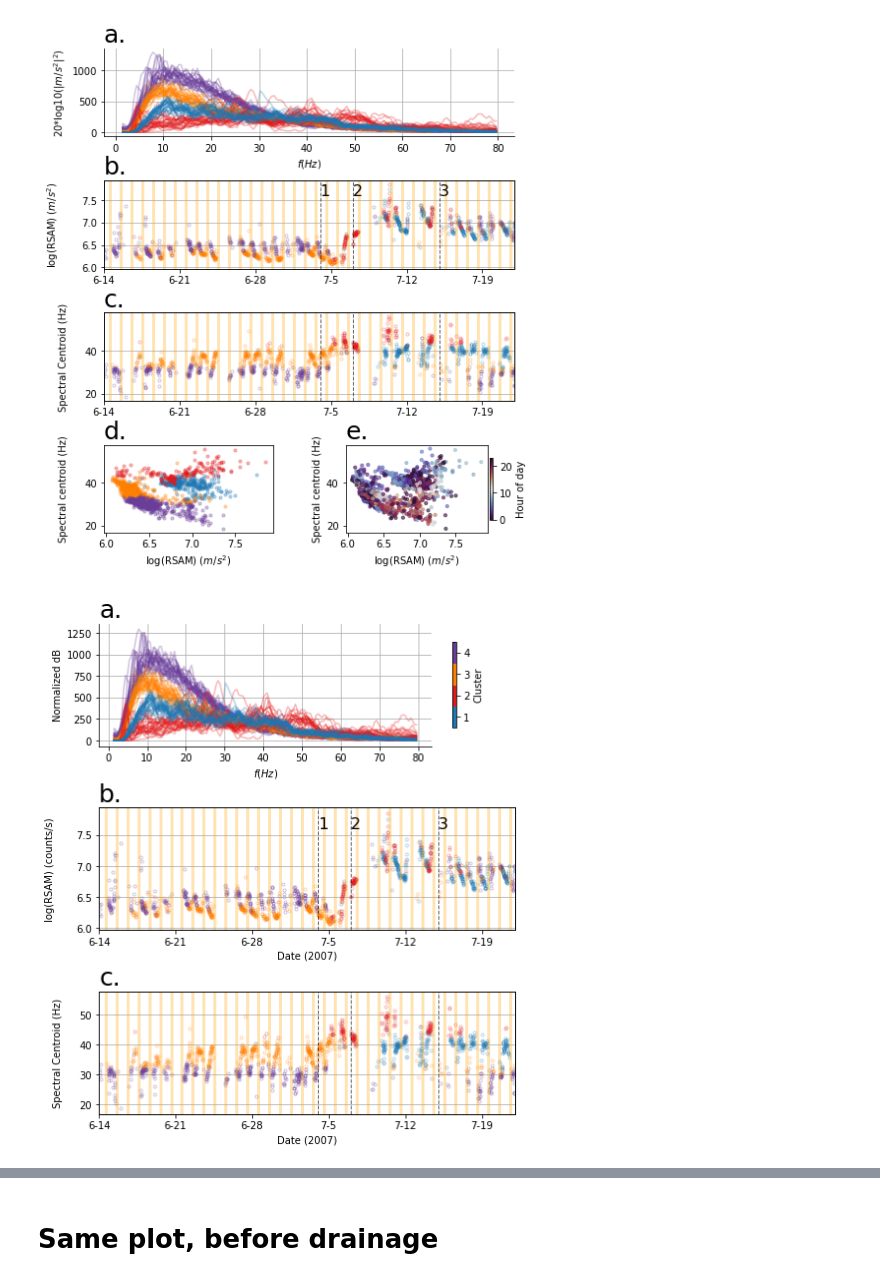
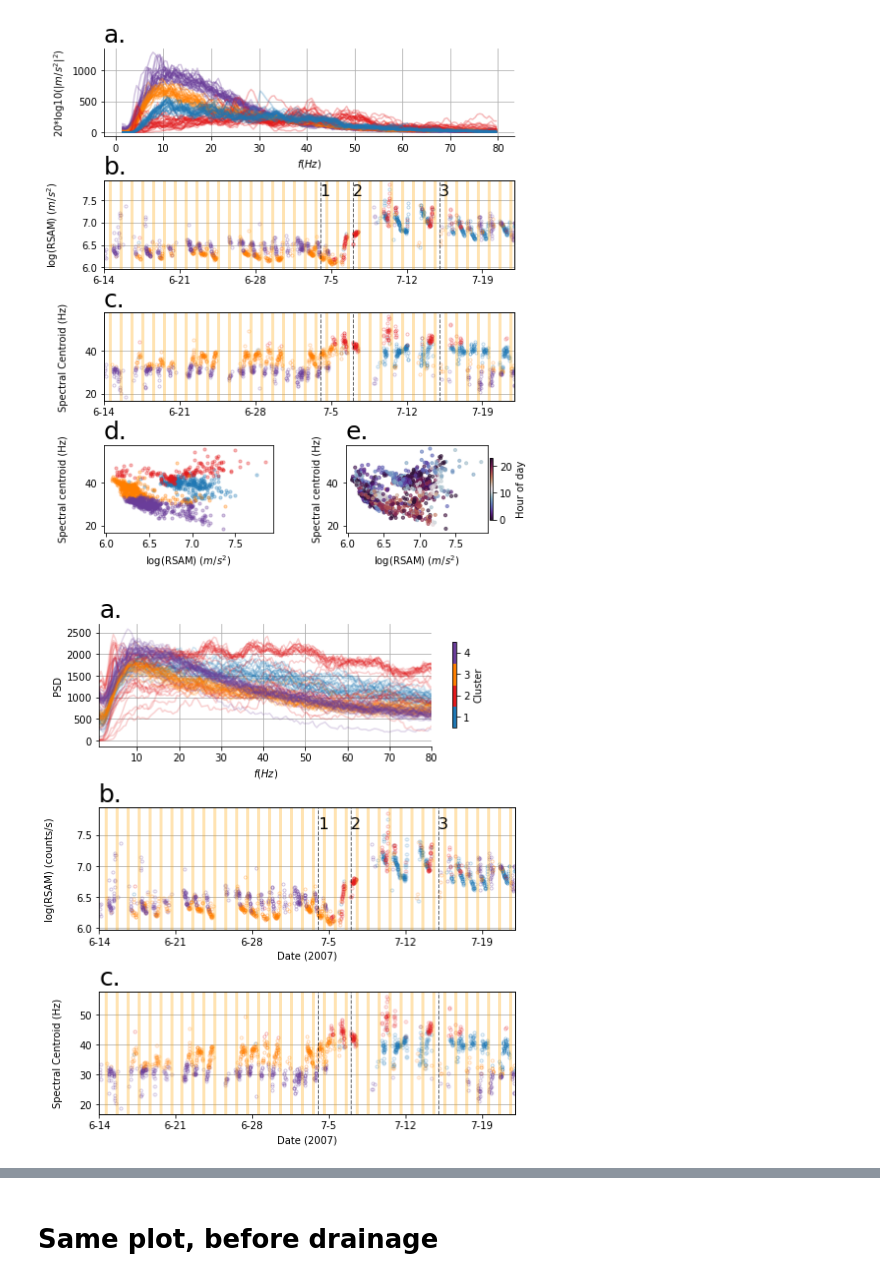
Before and after one commit to tsawi/SawiEtAl_2022, a Jupyter notebook: Events/02_src/plotFigures5_6_11_12.ipynb, the cells around one changed output, grey strips where cells are left out. Cells and saved outputs as stored; diff of their text form; code cells hidden in the pictures.

```diff
--- a/Events/02_src/plotFigures5_6_11_12.ipynb
+++ b/Events/02_src/plotFigures5_6_11_12.ipynb
@@ -524,8 +524,8 @@ cat00N = swapLabels(cat00N,1,3)
 # %% [markdown]
 ## save new cluster catalogs
 # %%
-saveCats = 1
-loadCats = 0
+saveCats = 0
+loadCats = 1
 # %%
 # # #### overwrite catalogs!!
 if saveCats:
@@ -709,26 +733,24 @@ cmap=cm.get_cmap('rainbow')
 ### Plot silh Scores
 ax = fig.add_subplot(221)
 figureFunctions2.plotSSE(Kopt, sse, range_n_clusters_all,starSize=15,ax=ax)
-ax.set_title('Icequakes')
 ax.set_ylabel('SSE')
-ax.set_ylim(100,140)
+ax.set_ylim(110,140)
 ax.set_xlim(2,10)
 ax.set_xlabel('')
 # ax.set_xticklabels([])
 ax.tick_params(axis='both', which='major', labelsize=10)
-
+ax.set_title('a.',fontsize=atext,loc='left')
 
 
 ax = fig.add_subplot(222)
 figureFunctions2.plotSSE(KoptN, sseN, range_n_clusters_all,starSize=15,ax=ax)
-ax.set_title('Noise')
 ax.set_ylabel('SSE')
-ax.set_ylim(60,400)
+ax.set_ylim(0,400)
 ax.set_xlim(2,10)
 ax.set_xlabel('')
 # ax.set_xticklabels([])
 ax.tick_params(axis='both', which='major', labelsize=10)
-
+ax.set_title('e.',fontsize=atext,loc='left')
 
 
 ### Plot silh Scores
@@ -736,7 +758,8 @@ ax = fig.add_subplot(223)
 figureFunctions2.plotSilhScore(Kopt, avgSils, range_n_clusters_all,starSize=15,ax=ax)
 ax.set_ylabel('Mean \n Silh Score')
 ax.set_xlim(2,10)
-ax.set_ylim(.04,.15)
+ax.set_ylim(.04,.12)
+ax.set_title('b.',fontsize=atext,loc='left')
 ax.tick_params(axis='both', which='major', labelsize=10)
 ax.yaxis.set_major_formatter(FormatStrFormatter('%.2f'))
 
@@ -744,19 +767,20 @@ ax.yaxis.set_major_formatter(FormatStrFormatter('%.2f'))
 ax = fig.add_subplot(224)
 figureFunctions2.plotSilhScore(KoptN, avgSilsN, range_n_clusters_all,starSize=15,ax=ax)
 ax.set_ylabel('Mean \n Silh Score')
+ax.set_title('f.',fontsize=atext,loc='left')
 ax.set_xlim(2,10)
 ax.set_ylim(.3,.6)
 ax.tick_params(axis='both', which='major', labelsize=12)
 ax.yaxis.set_major_formatter(FormatStrFormatter('%.2f'))
 
 
-plt.savefig(pathFig + 'Figure_5_silhScore.png', dpi=300)
+plt.savefig(pathFig + 'Figure_5_silhScore.jpg')
 
-plt.subplots_adjust(wspace=.6,hspace=0.3)
+plt.subplots_adjust(wspace=.6,hspace=0.5)
 
 
 
 
-plt.savefig(pathFig + 'stats2.png', dpi=300,bbox_inches='tight')
+plt.savefig(pathFig + 'stats2.jpg',bbox_inches='tight')
 # %% [output]
 3 4
@@ -1604,8 +1470,8 @@ alphaT = .6
 ax=plt.subplot(gs[0:2,0:])
 
 
-# for k in range(1,KoptN+1):
-for k in range(KoptN,0,-1):
+for k in range(1,KoptN+1):
+# for k in range(KoptN,0,-1):
 
 # for k in range(KoptN,-1,-1):
 
@@ -1616,8 +1482,13 @@ for k in range(KoptN,0,-1):
 
     for i, evID in enumerate(catRepK.event_ID):
         evID = int(evID)
-        matSum, specMat = getSpectra(evID,station,path_projN,normed=False)
-        ax.plot(fSTFTN,matSum,lw=1.5,c=colors[k-1],alpha=.3)
+#         matSum, specMat = getSpectra(evID,station,path_projN,normed=False)
+        matSum, specMat, f = getSpectra_fromWF(evID,dataH5_pathN,station,channel,normed=True)
+        ax.plot(f,matSum,lw=1.5,c=colors[k-1],alpha=.2)
+#         rollingFFTN, rollingfN = getSpectra_fromWF3(int(evID),fs,fminN,fmaxN,dataH5_pathN,station,channel,normed=True)
+
+
+#         ax.plot(rollingfN,rollingFFTN,lw=1.5,c=colors[k-1],alpha=.3)
         plt.grid('on')
 
 
@@ -1627,14 +1498,14 @@ for k in range(KoptN,0,-1):
     ax.spines['bottom'].set_visible(True)
 
 #     ax.set_ylabel("20*log10(|counts/s$^2$|$^2$)")
-    ax.set_ylabel("Normalized dB")
+    ax.set_ylabel("PSD")
 
     ax.set_xlabel('$f (Hz)$',labelpad=4)
 
 #     plt.xscale('log')
 ax.set_title('a.',fontsize=atext,loc='left')
 sm = plt.cm.ScalarMappable(cmap=cmap2,norm=None)
-
+ax.set_xlim(fminN,fmaxN)
 # cbar = plt.colorbar(sm,label='Cluster',orientation='vertical',shrink=.7,pad=.1);
 cbar = fig.colorbar(sm, ticks=[.125, .375, .625 , .875],label='Cluster',orientation='vertical',shrink=.7,pad=.05)
 cbar.ax.set_yticklabels(['1', '2', '3','4'])
@@ -1764,33 +1635,33 @@ ax6.set_yticklabels([])
 # figureFunctions2.plotLake(lake_df,meteor_df.rain,ax=ax5,**plt_kwargs)
 # figureFunctions2.plotLake(lake_df,meteor_df.rain,ax=ax6,**plt_kwargs)
 
 
 ax2.set_xticks(day_ticks)
 ax2.set_xticklabels(day_labels)
 ax2.set_xlabel('Date (2007)')
 ax2.set_title('c.',fontsize=atext,loc='left')
 
 
 
 ####### ####### ####### ####### ####### ####### #######
 ####### ####### ####### ####### ####### ####### #######
 ### Labels, etc
 ####### ####### ####### ####### ####### ####### #######
 ####### ####### ####### ####### ####### ####### #######
 ####### ####### ####### ####### ####### ####### #######
 
 ttt = 15
 sss = 30
 
 # ax.text(-25,-150,'a.',color='k',fontsize=sss)
 # ax.text(-25,-4,'b.',color='k',fontsize=sss)
 # ax.text(120,-4,'c.',color='k',fontsize=sss)
 
 
 gs.update(wspace=1.5,hspace=2)
 
 
-plt.savefig(pathFig+ f'11a_NoiseResults_noHist.png', dpi=300)
+plt.savefig(pathFig+ f'11a_NoiseResults_noHist.jpg',dpi=300)
 # %% [output]
-[figure, old version]
+[figure, new version]
 # %% [markdown]
```
Also changed, not shown: parts of 23 cells of this notebook, 5 other files.
